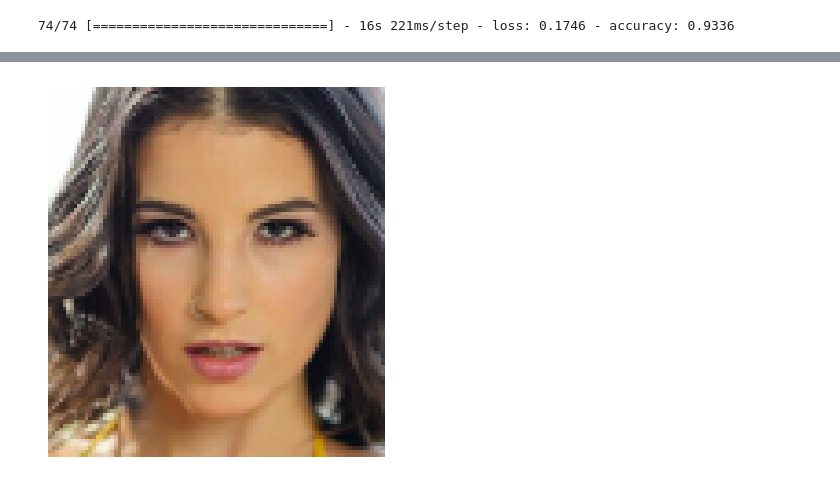
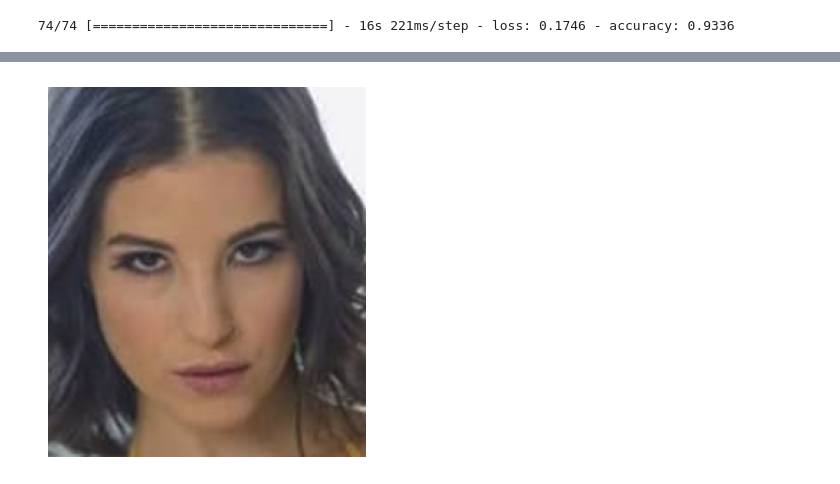
Before and after one commit to Sankalp-2820/Male-Female-Classifier, a Jupyter notebook: Male_Female Classifier CNN.ipynb, the cells around one changed output, grey strips where cells are left out. Cells and saved outputs as stored; diff of their text form; code cells hidden in the pictures.

```diff
--- a/Male_Female Classifier CNN.ipynb
+++ b/Male_Female Classifier CNN.ipynb
@@ -118,4 +112,4 @@ model.save('my_model.h5')
 from tensorflow.keras.models import load_model
 
 # Load the saved model
-model = load_model('my_model.h5')
+model = load_model('myModel.h5')
@@ -130,25 +121,27 @@ from tensorflow.keras.preprocessing.image import load_img, img_to_array
 import numpy as np
 
 # Load and preprocess your new image(s)
-# image_path = '/Users/sankalpdeshmukh2820/Desktop/ML/Male Female Classifier/DataSet/Training/female/131422.jpg.jpg'
-image_path = '/Users/sankalpdeshmukh2820/Desktop/ML/Male Female Classifier/sampleimg11.jpeg'
-img = load_img(image_path, target_size=(64, 64))
-img = img_to_array(img)
-img = img.reshape((1, 64, 64, 3))  # Reshape for batch size of 1
-img = img / 255.0  # Normalize pixel values to [0, 1]
+def predictor(image_path):
+    path = image_path
+    img = load_img(path, target_size=(64, 64))
+    img = img_to_array(img)
+    img = img.reshape((1, 64, 64, 3))  # Reshape for batch size of 1
+    img = img / 255.0  # Normalize pixel values to [0, 1]
 
-# Make a prediction
-prediction = model.predict(img)
-if prediction>=0.5:
-    print('Male Detected')
-else :
-    print('Female Detected')
-print(f"{prediction[0][0]*100}%")
+    # Make a prediction
+    prediction = model.predict(img)
+    if prediction>=0.5:
+        print('Male Detected')
+    else :
+        print('Female Detected')
+    print(f"{prediction[0][0]*100}%")
+    return img
 
 
-# Load and display the image
+image_path = '/Users/sankalpdeshmukh2820/Desktop/ML/Male Female Classifier/sampleimg1.jpg'
+predictor(image_path)
 img = mpimg.imread(image_path)
 plt.imshow(img)
-plt.axis('off')  # Turn off axis labels and ticks for a cleaner display
+plt.axis('off')
 plt.show()
 # %% [output]
@@ -158 +151 @@ Female Detected
-[figure, old version]
+[figure, new version]
```
Also changed, not shown: parts of 6 cells of this notebook, 9 other files.
